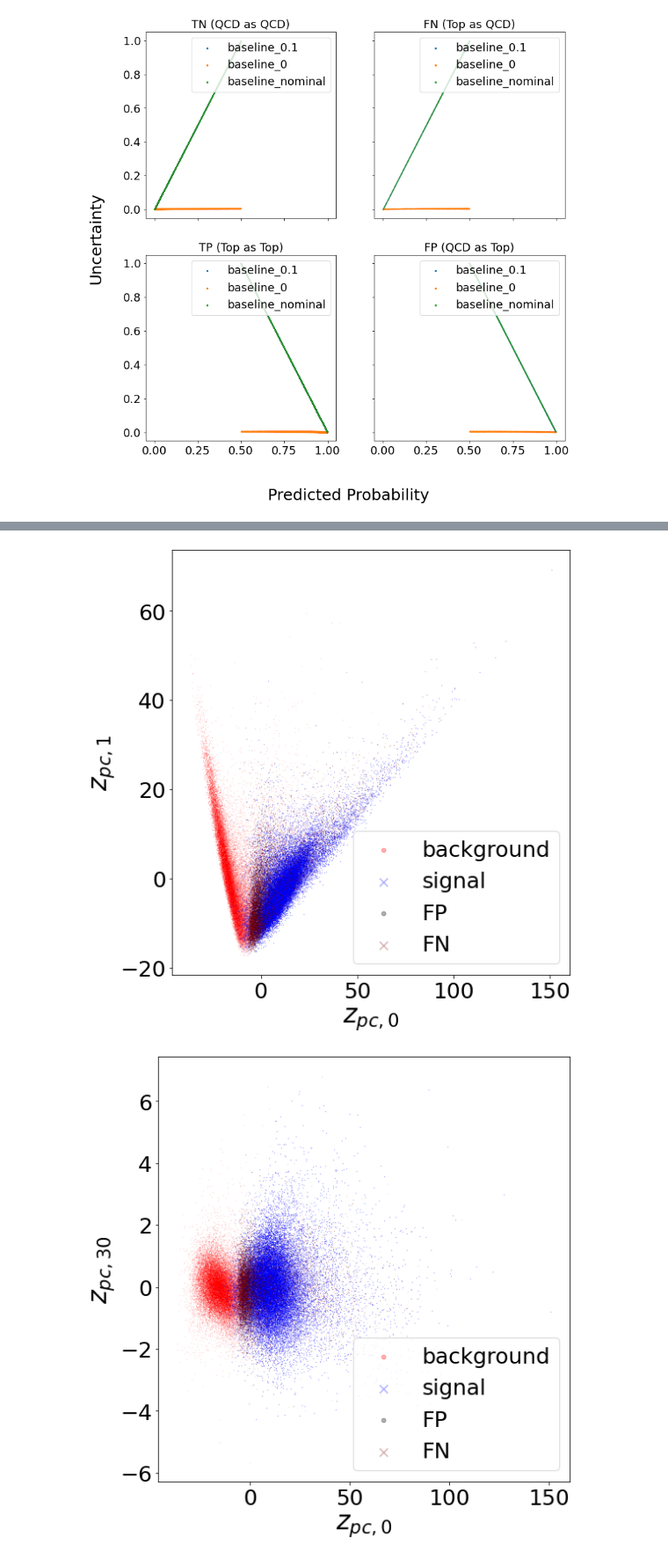
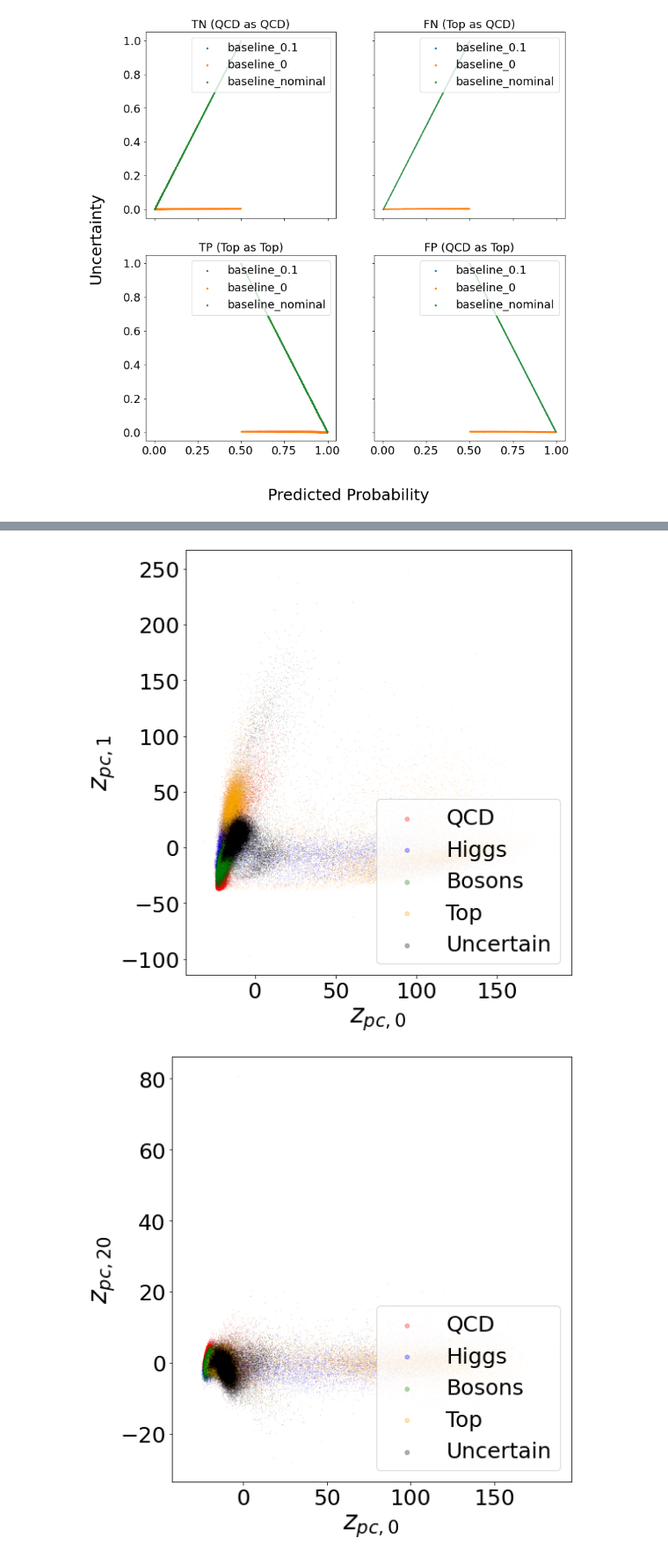
Before and after one commit to yorkiva/PFIN4UQAD, a Jupyter notebook: evaluation/UQ-Explorer.ipynb, the cells around one changed output, grey strips where cells are left out. Shown: that part at 88% size. Drawn from its saved outputs; the diff is of its cells as text; code cells hidden in the pictures.

```diff
--- a/evaluation/UQ-Explorer.ipynb
+++ b/evaluation/UQ-Explorer.ipynb
@@ -23,10 +23,11 @@ env: HDF5_USE_FILE_LOCKING=FALSE
 # %%
 saved_model_loc = "../model/trained_models/"
 saved_model_dict_loc = "../model/trained_model_dicts/"
-dataset = 'topdata'
+dataset = 'jetclass'
 
 #optional parameters to only evaluate certain models
-optional_tag = ''
+optional_tag = 'nominal_0.1_v1_skiph'
+
 results_dir = 'results/'
 saved_model_loc = "../model/trained_models/"
 saved_model_dict_loc = "../model/trained_model_dicts/"
@@ -419,7 +387,7 @@ jetclass_nominal_v1_skiph
 from sklearn.decomposition import PCA
 
 #only works for EDL models
-model2explore = "topdata_nominal_baseline"
+model2explore = "jetclass_nominal_0.1_v1_skiph"
 labels, preds, uncs, latents, oods = model_results[model2explore]['labels'], model_results[model2explore]['preds'], \
                                      model_results[model2explore]['uncs'],   model_results[model2explore]['latents'], \
                                      model_results[model2explore]['oods']
@@ -435,5 +403,5 @@ latents_pca.shape
 # %%
-pc2plot = [0, 1, 10]
+pc2plot = [0, 1, 20]
 colors=['red', 'blue', 'green', 'orange', 'purple', 'brown', 'pink', 'lime', 'cyan', 'gold']
 unc_thr = 0.8
 fp_fn = True
@@ -448,14 +416,13 @@ for ii in pc2plot:
         mrs.append(np.percentile(data, 99.5))
         mls.append(np.percentile(data, 0.5))
 
-    false_data = latents_pca[(labels != preds) & (uncs > unc_thr) & ~oods, ii]
 
     mr = max(mrs)
     ml = min(mls)
     m = mr - ml
-    for i in range(len(names)):
-        bkg_data = latents_pca[labels == i, ii]
-        plt.hist(bkg_data, bins=np.arange(ml,mr,m/nbins), label=names[i],
+    for i in range(len(uniq_names)):
+        bkg_data = latents_pca[np.in1d(labels, np.where(names == uniq_names[i])[0]), ii]
+        plt.hist(bkg_data, bins=np.arange(ml,mr,m/nbins), label=uniq_names[i],
                  color=colors[i], alpha=0.5, weights = (1./len(bkg_data)) * np.ones_like(bkg_data))
 
     if "topdata" in model2explore and fp_fn:
@@ -472,7 +439,10 @@ for ii in pc2plot:
                  color='maroon', histtype='step', linewidth = 3,
                  weights = (1./len(fn_data)) * np.ones_like(fn_data))
     elif fp_fn:
-        plt.hist(false_data, bins=np.arange(ml,mr,m/nbins), label='Incorrect',
+
+        false_data = latents_pca[(uncs > unc_thr), ii]
+
+        plt.hist(false_data, bins=np.arange(ml,mr,m/nbins), label='Uncertain',
                  color='black',  histtype='step', linewidth = 3,
                  weights = (1./len(false_data)) * np.ones_like(false_data))
 
@@ -481,6 +451,6 @@ for ii in pc2plot:
     plt.tick_params(axis='both', which='major', labelsize=24)
     plt.legend(fontsize = 22)
     plt.tight_layout()
+    # plt.savefig("figures/zpca_{}_{}.pdf".format(ii, model2explore))
     plt.show()
-    #plt.savefig("figures/zpca_{}_{}.pdf".format(ii, label))
 # %% [output]
@@ -490,5 +460,5 @@ for ii in pc2plot:
 # %%
-pc2plot = [0, 1, 10]
+pc2plot = [0, 1, latents_pca.shape[1] - 1]
 colors=['red', 'blue']
 names_oods = ["OOD", "ID"]
 unc_thr = 0.8
@@ -506,7 +476,7 @@ for ii in pc2plot:
         mrs.append(np.percentile(data, 99.5))
         mls.append(np.percentile(data, 0.5))
 
-    false_data = latents_pca[(labels != preds) & (uncs > unc_thr) & ~oods, ii]
+    false_data = latents_pca[(uncs > unc_thr), ii]
 
     mr = max(mrs)
     ml = min(mls)
@@ -531,7 +501,7 @@ for ii in pc2plot:
                  color='maroon', histtype='step', linewidth = 3,
                  weights = (1./len(fn_data)) * np.ones_like(fn_data))
     elif fp_fn:
-        plt.hist(false_data, bins=np.arange(ml,mr,m/nbins), label='Incorrect',
+        plt.hist(false_data, bins=np.arange(ml,mr,m/nbins), label='Uncertain',
                  color='black',  histtype='step', linewidth = 3,
                  weights = (1./len(false_data)) * np.ones_like(false_data))
 
@@ -540,5 +510,5 @@ for ii in pc2plot:
     plt.tick_params(axis='both', which='major', labelsize=24)
     plt.legend(fontsize = 22)
     plt.tight_layout()
+    # plt.savefig("figures/zpca_{}_{}_ood.pdf".format(ii, model2explore))
     plt.show()
-    #plt.savefig("figures/zpca_{}_{}.pdf".format(ii, label))
@@ -549,5 +515,5 @@ for ii in pc2plot:
 # %%
-IDs = [(0,1), (0,30)]
+IDs = [(0,1), (0,20)]
 Nsample = 30000 # 30000
 colors=['red', 'blue', 'green', 'orange', 'purple', 'brown', 'pink', 'lime', 'cyan', 'gold']
 unc_thr = 0.8
@@ -562,40 +528,41 @@ else:
 for (idx1, idx2) in IDs:
     plt.figure(figsize = (8,8))
 
-    false_indices = (labels != preds) & (uncs > unc_thr) & ~oods
-    for i in range(len(names)):
-        indices = labels == i
+    false_indices = (uncs > unc_thr)
+    for i in range(len(uniq_names)):
+        indices = np.in1d(labels, np.where(names == uniq_names[i])[0])
         plt.scatter(latents_pca[indices, idx1][:Nsample],
                 latents_pca[indices, idx2][:Nsample],
-                color = colors[i], marker = markers[i], label = names[i],
+                color = colors[i], marker = markers[i], label = uniq_names[i],
                 alpha=0.3, s = 0.1, rasterized=True)
 
     if "topdata" in model2explore and fp_fn:
         fp_indices_lu = (labels == 0) & (preds >= 0.5) & (uncs > unc_thr)
         fn_indices_lu = (labels == 1) & (preds < 0.5)  &  (uncs > unc_thr)
 
         plt.scatter(latents_pca[fp_indices_lu, idx1][:Nsample],
                 latents_pca[fp_indices_lu, idx2][:Nsample],
                 color = 'black', marker = '.', label = 'FP',
                 alpha=0.3, s = 0.1, rasterized=True)
         plt.scatter(latents_pca[fn_indices_lu, idx1][:Nsample],
                 latents_pca[fn_indices_lu, idx2][:Nsample],
                 color = 'maroon', marker = 'x', label = 'FN',
                 alpha=0.3, s = 0.1, rasterized=True)
     elif fp_fn:
         plt.scatter(latents_pca[false_indices, idx1][:Nsample],
                 latents_pca[false_indices, idx2][:Nsample],
-                color = 'black', marker = '.', label = 'Incorrect',
+                color = 'black', marker = '.', label = 'Uncertain',
                 alpha=0.3, s = 0.1, rasterized=True)
 
 
     plt.xlabel('$z_{pc,' + '{}'.format(idx1) + '}$', fontsize=30)
     plt.ylabel('$z_{pc,' + '{}'.format(idx2) + '}$', fontsize=30)
     plt.tick_params(axis='both', which='major', labelsize=25)
     plt.legend(loc = 'lower right', markerscale = 30, fontsize = 25)
     plt.tight_layout()
+    # plt.savefig("figures/sc?atter_zpca_{}_{}_{}.pdf".format(idx1, idx2, model2explore))
     plt.show()
 # %% [output]
-[figure, old version]
+[figure, new version]
-[figure, old version]
+[figure, new version]
 # %%
```
Also changed, not shown: parts of 14 cells of this notebook, 14 other files.
